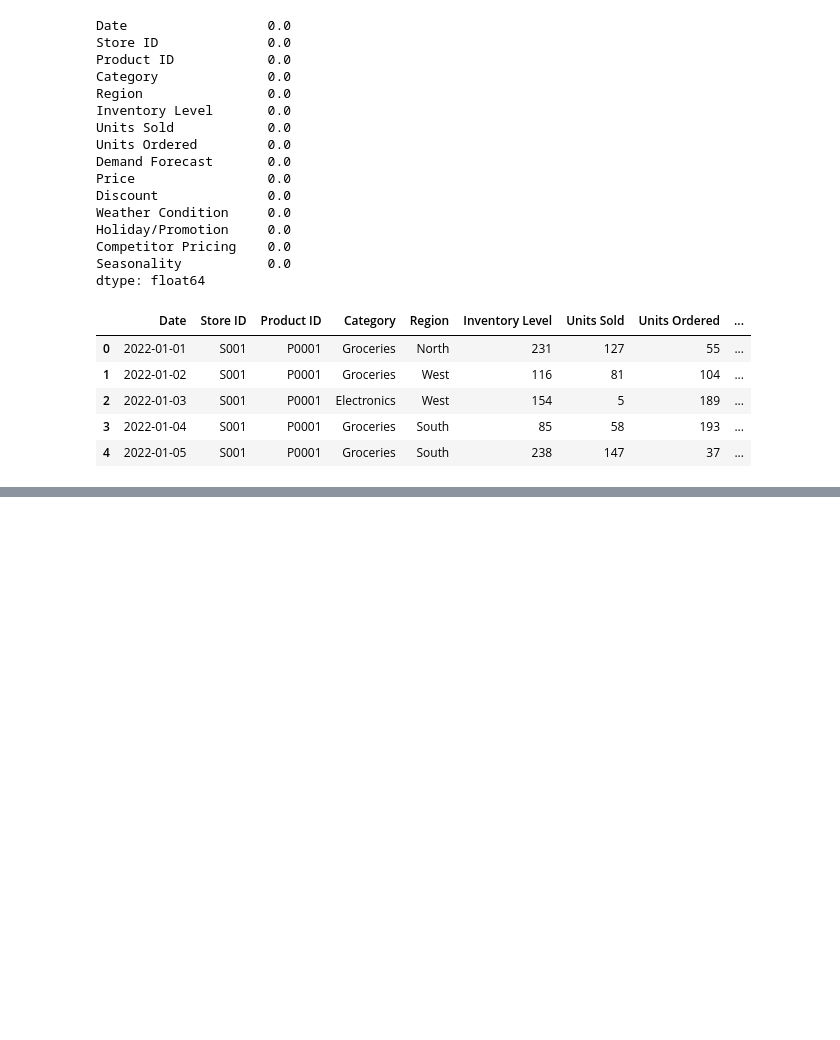
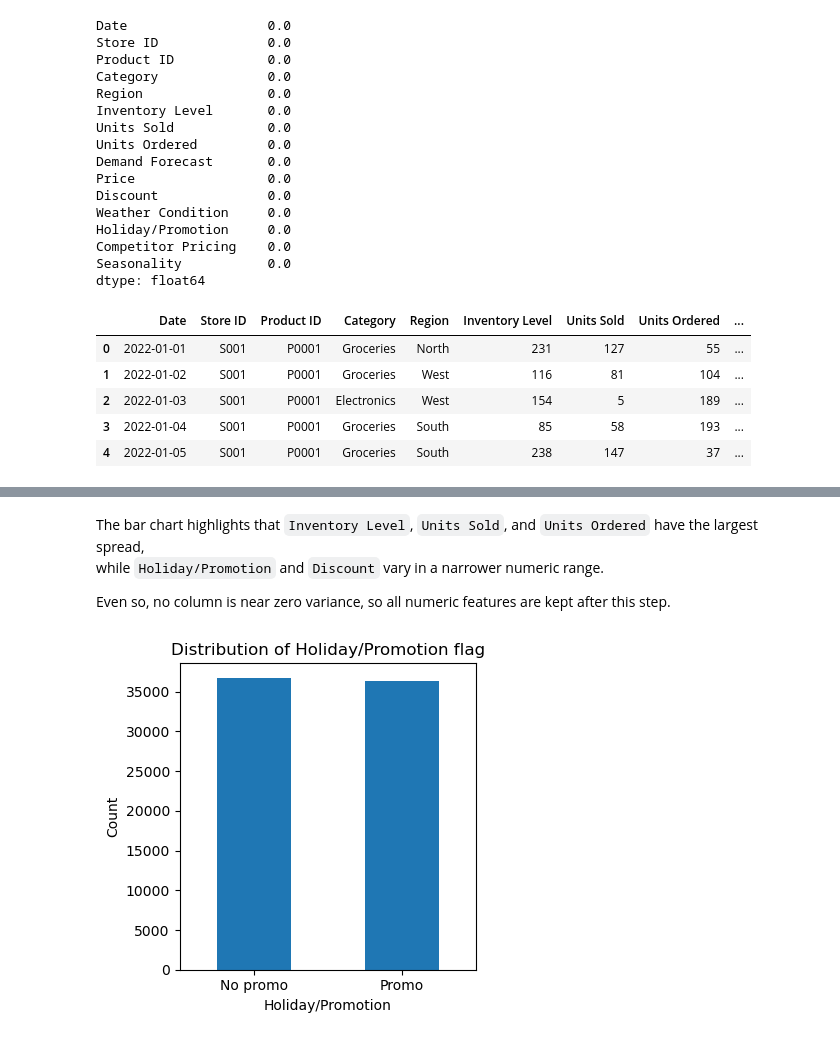
Before and after one commit to JihoJun2882/Problem-Analysis-Workshop-4, a Jupyter notebook: DimensionalityReduction_Workshop.ipynb, the cells around one changed output, grey strips where cells are left out. Drawn from its saved outputs; the diff is of its cells as text; code cells hidden in the pictures; blank space fills up the shorter version.

```diff
--- a/DimensionalityReduction_Workshop.ipynb
+++ b/DimensionalityReduction_Workshop.ipynb
@@ -144,0 +234,15 @@ df.head()
+# %% [markdown]
+The bar chart highlights that `Inventory Level`, `Units Sold`, and `Units Ordered` have the largest spread,
+while `Holiday/Promotion` and `Discount` vary in a narrower numeric range.
+
+Even so, no column is near zero variance, so all numeric features are kept after this step.
+# %%
+plt.figure(figsize=(4, 4))
+df["Holiday/Promotion"].value_counts().sort_index().plot(kind="bar")
+plt.xticks([0, 1], ["No promo", "Promo"], rotation=0)
+plt.ylabel("Count")
+plt.title("Distribution of Holiday/Promotion flag")
+plt.tight_layout()
+plt.show()
+# %% [output]
+[figure, added]
```
Also changed, not shown: parts of 23 cells of this notebook, 1 other file.
